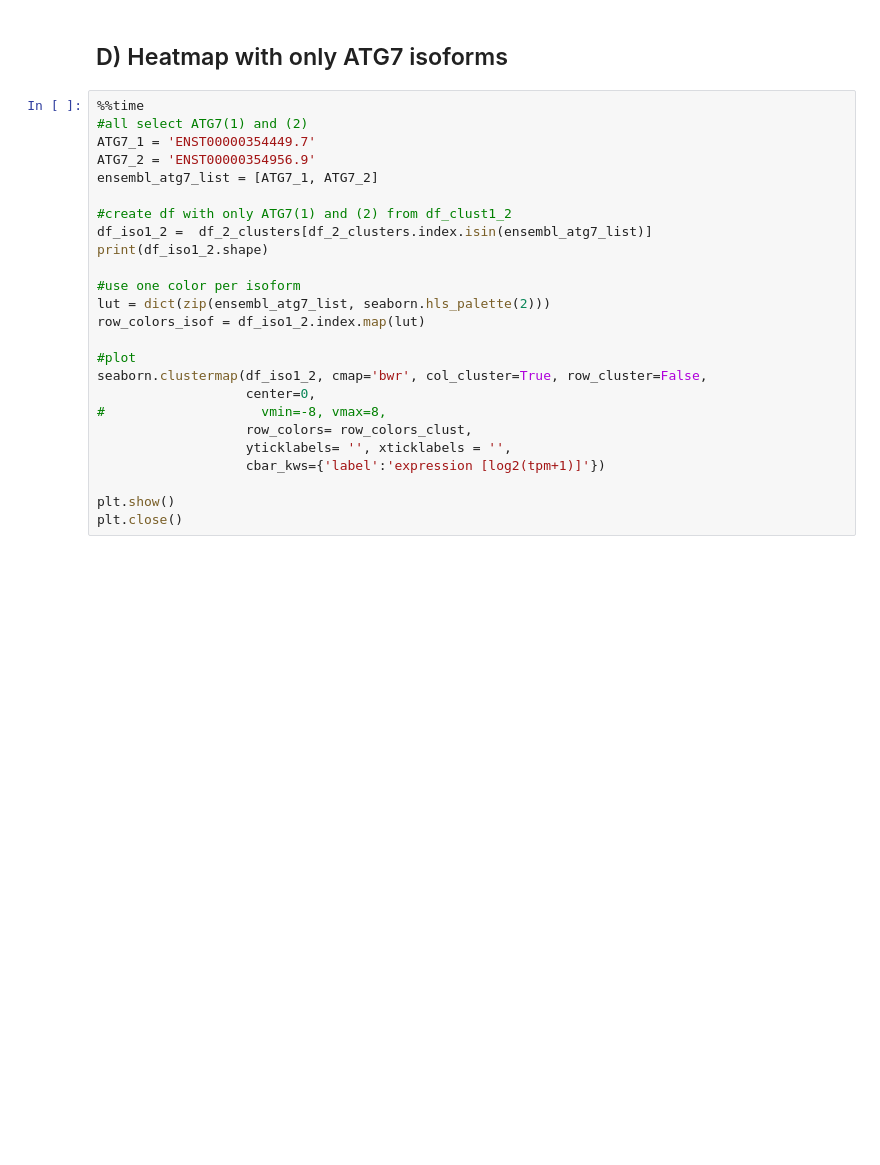
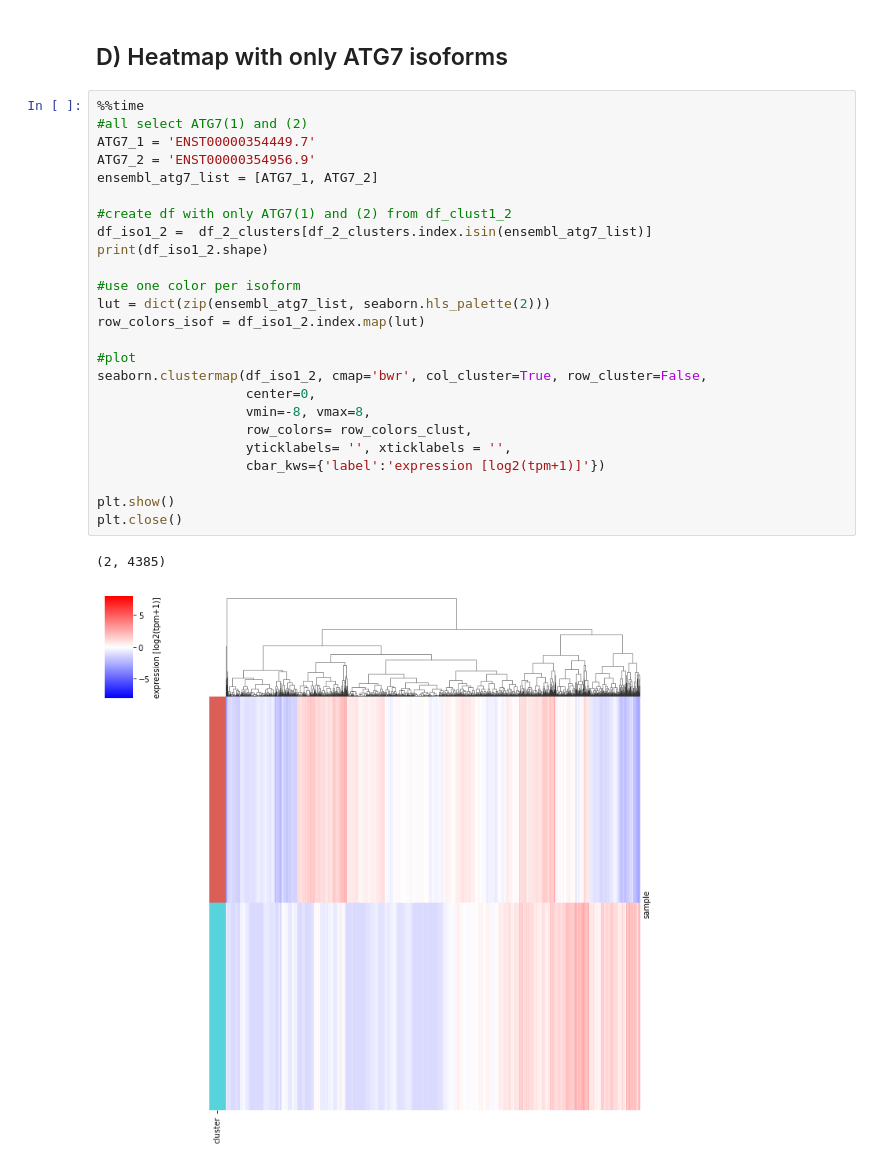
Before and after one commit to Keviosta/Article_short_isoform_ATG7_private, a Jupyter notebook: all_transcripts_expression_clusters/all_transcripts_expression_clusters_all.ipynb, the cells around one changed output. Drawn from its saved outputs; the diff is of its cells as text; blank space fills up the shorter version.

```diff
--- a/all_transcripts_expression_clusters/all_transcripts_expression_clusters_all.ipynb
+++ b/all_transcripts_expression_clusters/all_transcripts_expression_clusters_all.ipynb
@@ -227,25 +231,28 @@ plt.close()
 # %%
 %%time
 #all select ATG7(1) and (2)
 ATG7_1 = 'ENST00000354449.7'
 ATG7_2 = 'ENST00000354956.9'
 ensembl_atg7_list = [ATG7_1, ATG7_2]
 
 #create df with only ATG7(1) and (2) from df_clust1_2
 df_iso1_2 =  df_2_clusters[df_2_clusters.index.isin(ensembl_atg7_list)]
 print(df_iso1_2.shape)
 
 #use one color per isoform
 lut = dict(zip(ensembl_atg7_list, seaborn.hls_palette(2)))
 row_colors_isof = df_iso1_2.index.map(lut)
 
 #plot
 seaborn.clustermap(df_iso1_2, cmap='bwr', col_cluster=True, row_cluster=False,
                    center=0,
-#                    vmin=-8, vmax=8,
+                   vmin=-8, vmax=8,
                    row_colors= row_colors_clust,
                    yticklabels= '', xticklabels = '',
                    cbar_kws={'label':'expression [log2(tpm+1)]'})
 
 plt.show()
 plt.close()
+# %% [output]
+(2, 4385)
+[figure, added]
```
Also changed, not shown: parts of 6 cells of this notebook.
